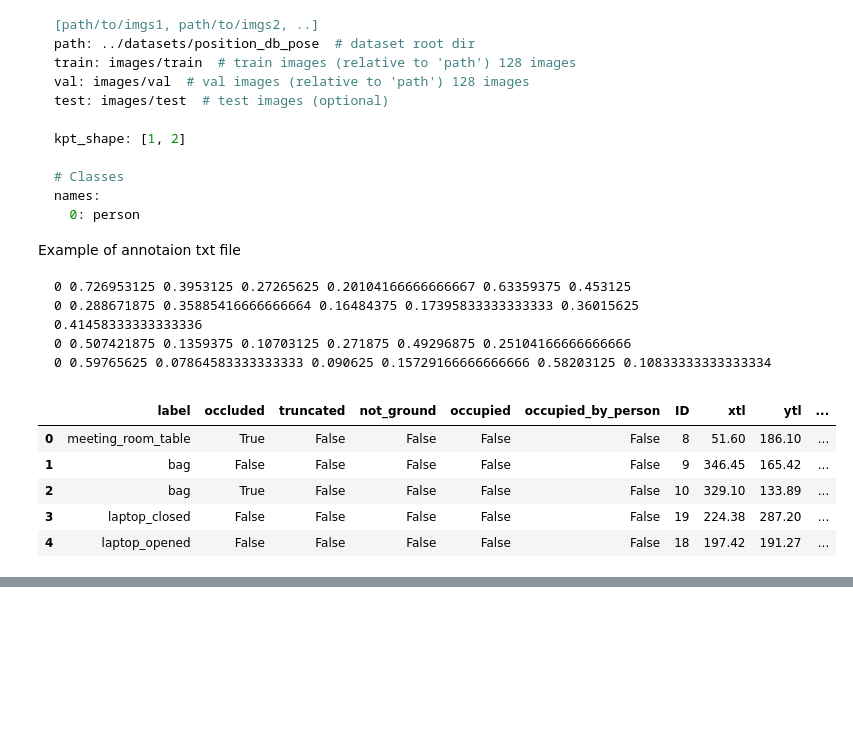
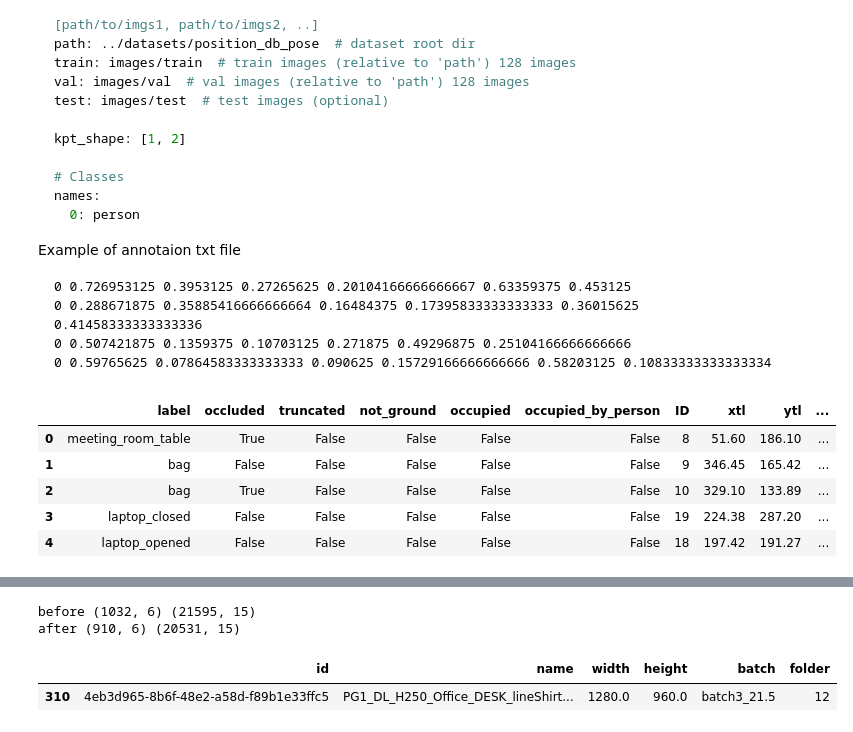
Before and after one commit to klymya/pg-research, a Jupyter notebook: object-detection-v3/convert2yolo.ipynb, the cells around one changed output, grey strips where cells are left out. Saved outputs shown, nothing was run; the diff lists cells and outputs as text; code cells hidden in the pictures; blank space fills up the shorter version.

```diff
--- a/object-detection-v3/convert2yolo.ipynb
+++ b/object-detection-v3/convert2yolo.ipynb
@@ -70,6 +84,30 @@ Algo:
     1. label txt
     2. copy images
     3. create project.yaml file
+# %%
+print("before", df_imgs.shape, df.shape)
+
+# rm images without annotations
+tmp_df = pd.merge(df, df_imgs, how="outer", left_on="img_id", right_on="id")
+tmp_ids = tmp_df[tmp_df["id_x"].isna()]["id_y"].values
+df_imgs = df_imgs[~df_imgs["id"].isin(tmp_ids)]
+
+# rm images with problems in annotations
+tmp_ids = df[(df["xtl"].isna()) | (df["x"].isna())]["img_id"].unique()
+df_imgs = df_imgs[~df_imgs["id"].isin(tmp_ids)]
+df = df[~df["img_id"].isin(tmp_ids)]
+
+#rm duplicates
+df1 = df_imgs.groupby(['name','batch', "folder", "id"]).size().reset_index()[['name','batch', "folder", "id"]]
+duplicates = df1[df1.duplicated('name', keep=False)]
+tmp_ids = duplicates.iloc[1::2]["id"].values
+df_imgs = df_imgs[~df_imgs["id"].isin(tmp_ids)]
+df = df[~df["img_id"].isin(tmp_ids)]
+
+print("after", df_imgs.shape, df.shape)
+# %% [output]
+before (1032, 6) (21595, 15)
+after (910, 6) (20531, 15)
 # %%
 def create_project_file(file_pth: str, dataset_pth: str, label_mapping: dict) -> None:
     data = {
@@ -88,0 +248,5 @@ create_project_file("tst.yaml", "tst", {0: "desk"})
+# %%
+df_imgs[df_imgs["name"] == "PG1_DL_H250_Office_DESK_lineShirt_26_11_04_12_2017.avi_snapshot_00.00.204.bmp"]
+# %% [output]
+|  | id | name | width | height | batch | folder |
+| 310 | 4eb3d965-8b6f-48e2-a58d-f89b1e33ffc5 | PG1_DL_H250_Office_DESK_lineShirt... | 1280.0 | 960.0 | batch3_21.5 | 12 |
```
Also changed, not shown: parts of 9 cells of this notebook, 1 other file.
